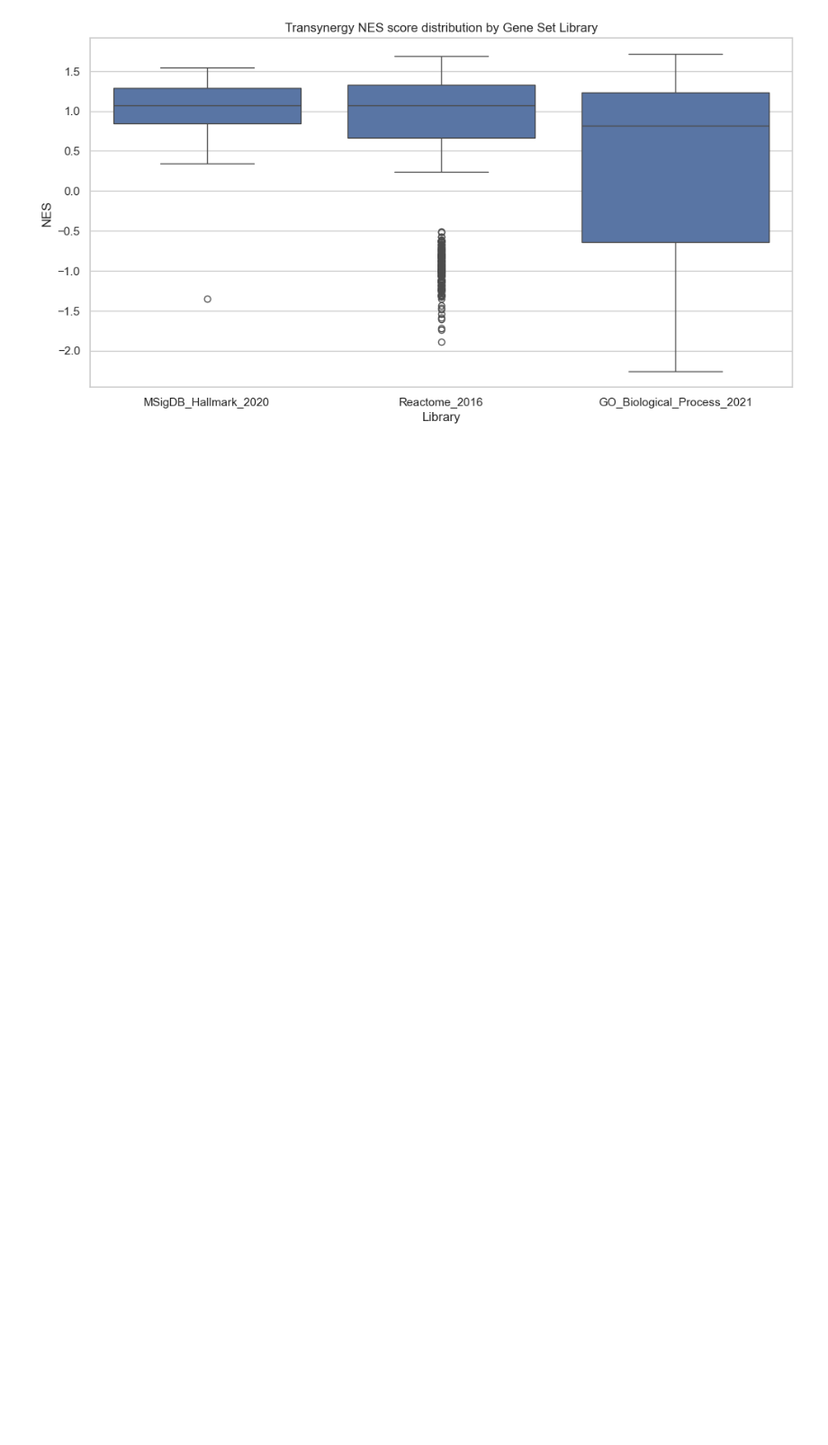
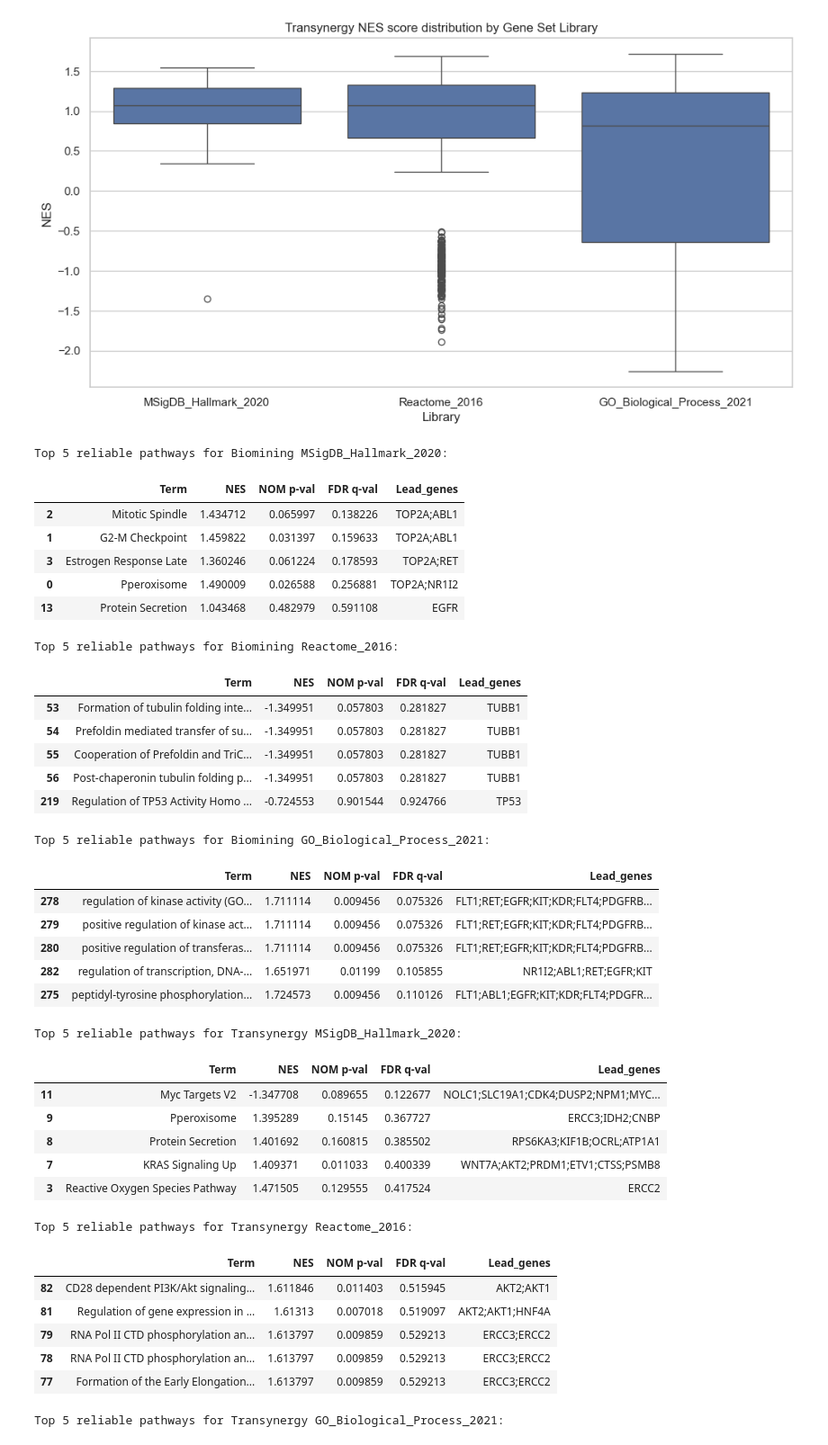
Before and after one commit to Hrishikesh332/Drug-Inhibitor-Cancer-Treatment, a Jupyter notebook: explainability/notebooks/explainability-gsea.ipynb, the cells around one changed output. Shown at 90% size. Cells and saved outputs as stored; diff of their text form; code cells hidden in the pictures; blank space fills up the shorter version.

```diff
--- a/explainability/notebooks/explainability-gsea.ipynb
+++ b/explainability/notebooks/explainability-gsea.ipynb
@@ -110,3 +110,65 @@ plt.show()
 # %% [output]
 [figure]
 [figure]
+# %%
+import re
+
+def summarize_top_pathways(df, paper, top_n=5):
+    for lib in libraries:
+        subset = df[(df.Library == lib)]
+        if subset.empty:
+            continue
+
+        # Filter out rows where "Lead_genes" contains "PIK" and RAS family members, were being overrepresented
+        subset = subset[~subset['Lead_genes'].str.contains(r'\bPIK\w*\b|\b\w*RAS\w*\b', flags=re.IGNORECASE, regex=True)]
+
+        if paper == "Biomining":
+            print(f"\nTop {top_n} reliable pathways for {paper} {lib}:")
+        else:
+            print(f"\nTop {top_n} reliable pathways for {paper} {lib}:")
+
+        # Display top N pathways sorted by q-value
+        display(subset.sort_values("FDR q-val", ascending=True).head(top_n)[
+            ["Term", "NES", "NOM p-val", "FDR q-val", "Lead_genes"]
+        ])
+
+
+summarize_top_pathways(all_bio_results, "Biomining")
+summarize_top_pathways(all_tran_results, "Transynergy")
+# %% [output]
+Top 5 reliable pathways for Biomining MSigDB_Hallmark_2020:
+|  | Term | NES | NOM p-val | FDR q-val | Lead_genes |
+| 2 | Mitotic Spindle | 1.434712 | 0.065997 | 0.138226 | TOP2A;ABL1 |
+| 1 | G2-M Checkpoint | 1.459822 | 0.031397 | 0.159633 | TOP2A;ABL1 |
+| 3 | Estrogen Response Late | 1.360246 | 0.061224 | 0.178593 | TOP2A;RET |
+| 0 | Pperoxisome | 1.490009 | 0.026588 | 0.256881 | TOP2A;NR1I2 |
+| 13 | Protein Secretion | 1.043468 | 0.482979 | 0.591108 | EGFR |
+Top 5 reliable pathways for Biomining Reactome_2016:
+|  | Term | NES | NOM p-val | FDR q-val | Lead_genes |
+| 53 | Formation of tubulin folding inte... | -1.349951 | 0.057803 | 0.281827 | TUBB1 |
+| 54 | Prefoldin mediated transfer of su... | -1.349951 | 0.057803 | 0.281827 | TUBB1 |
+| 55 | Cooperation of Prefoldin and TriC... | -1.349951 | 0.057803 | 0.281827 | TUBB1 |
+| 56 | Post-chaperonin tubulin folding p... | -1.349951 | 0.057803 | 0.281827 | TUBB1 |
+| 219 | Regulation of TP53 Activity Homo ... | -0.724553 | 0.901544 | 0.924766 | TP53 |
+Top 5 reliable pathways for Biomining GO_Biological_Process_2021:
+|  | Term | NES | NOM p-val | FDR q-val | Lead_genes |
+| 278 | regulation of kinase activity (GO... | 1.711114 | 0.009456 | 0.075326 | FLT1;RET;EGFR;KIT;KDR;FLT4;PDGFRB... |
+| 279 | positive regulation of kinase act... | 1.711114 | 0.009456 | 0.075326 | FLT1;RET;EGFR;KIT;KDR;FLT4;PDGFRB... |
+| 280 | positive regulation of transferas... | 1.711114 | 0.009456 | 0.075326 | FLT1;RET;EGFR;KIT;KDR;FLT4;PDGFRB... |
+| 282 | regulation of transcription, DNA-... | 1.651971 | 0.01199 | 0.105855 | NR1I2;ABL1;RET;EGFR;KIT |
+| 275 | peptidyl-tyrosine phosphorylation... | 1.724573 | 0.009456 | 0.110126 | FLT1;ABL1;EGFR;KIT;KDR;FLT4;PDGFR... |
+Top 5 reliable pathways for Transynergy MSigDB_Hallmark_2020:
+|  | Term | NES | NOM p-val | FDR q-val | Lead_genes |
+| 11 | Myc Targets V2 | -1.347708 | 0.089655 | 0.122677 | NOLC1;SLC19A1;CDK4;DUSP2;NPM1;MYC... |
+| 9 | Pperoxisome | 1.395289 | 0.15145 | 0.367727 | ERCC3;IDH2;CNBP |
+| 8 | Protein Secretion | 1.401692 | 0.160815 | 0.385502 | RPS6KA3;KIF1B;OCRL;ATP1A1 |
+| 7 | KRAS Signaling Up | 1.409371 | 0.011033 | 0.400339 | WNT7A;AKT2;PRDM1;ETV1;CTSS;PSMB8 |
+| 3 | Reactive Oxygen Species Pathway | 1.471505 | 0.129555 | 0.417524 | ERCC2 |
+Top 5 reliable pathways for Transynergy Reactome_2016:
+|  | Term | NES | NOM p-val | FDR q-val | Lead_genes |
+| 82 | CD28 dependent PI3K/Akt signaling... | 1.611846 | 0.011403 | 0.515945 | AKT2;AKT1 |
+| 81 | Regulation of gene expression in ... | 1.61313 | 0.007018 | 0.519097 | AKT2;AKT1;HNF4A |
+| 79 | RNA Pol II CTD phosphorylation an... | 1.613797 | 0.009859 | 0.529213 | ERCC3;ERCC2 |
+| 78 | RNA Pol II CTD phosphorylation an... | 1.613797 | 0.009859 | 0.529213 | ERCC3;ERCC2 |
+| 77 | Formation of the Early Elongation... | 1.613797 | 0.009859 | 0.529213 | ERCC3;ERCC2 |
+Top 5 reliable pathways for Transynergy GO_Biological_Process_2021:
```
Also changed, not shown: parts of 1 cell of this notebook, 2 other files.
